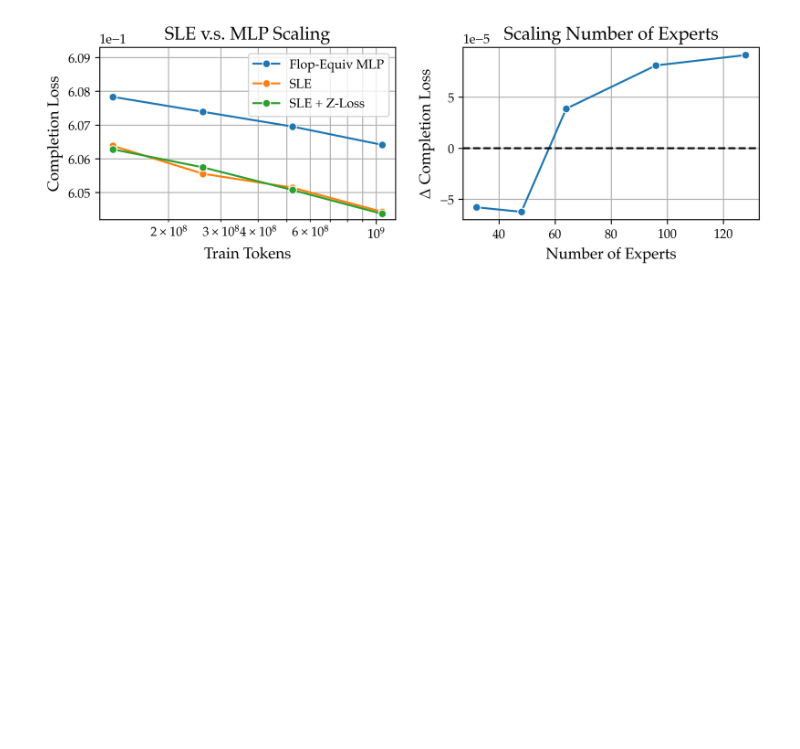
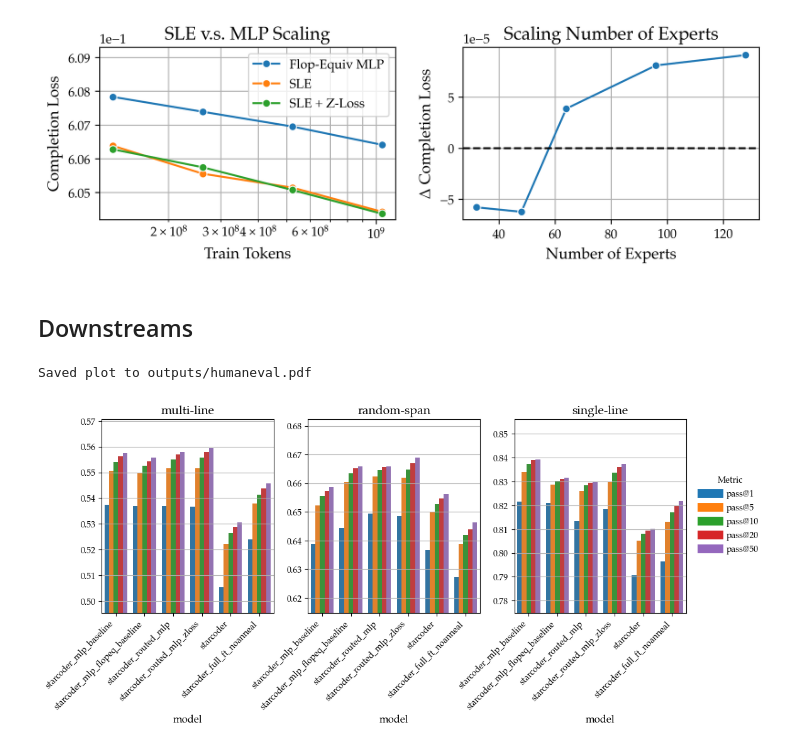
Before and after one commit to Aphoh/levanter, a Jupyter notebook: figures/paper_figures.ipynb, the cells around one changed output. Cells and saved outputs as stored; diff of their text form; code cells hidden in the pictures; blank space fills up the shorter version.

Commit message:
Humaneval figures

```diff
--- a/figures/paper_figures.ipynb
+++ b/figures/paper_figures.ipynb
@@ -410,3 +424,71 @@ plt.tight_layout()
 plt.savefig("output/combined_scaling_plots.pdf", format="pdf", bbox_inches="tight")
 # %% [output]
 [figure]
+# %% [markdown]
+## Downstreams
+# %%
+# HumanEval
+
+import pandas as pd
+import matplotlib.pyplot as plt
+import seaborn as sns
+
+# Load results from CSV
+df = pd.read_csv("humaneval_results.csv")
+
+# Prepare data for seaborn
+prefixes = sorted(set(col.split(":")[0] for col in df.columns if col != "model"))
+plot_data = []
+
+for prefix in prefixes:
+    cols = [col for col in df.columns if col.startswith(prefix)]
+    for model in df['model']:
+        for col in cols:
+            plot_data.append({
+                'model': model,
+                'prefix': prefix,
+                'metric': col.split(":")[1],
+                'value': df.loc[df['model'] == model, col].values[0]
+            })
+
+plot_df = pd.DataFrame(plot_data)
+
+# Plotting with seaborn
+fig, axes = plt.subplots(1, len(prefixes), figsize=(12, 4), sharey=False)
+
+colors = plt.cm.tab10.colors
+color_map = {metric: colors[i % len(colors)] for i, metric in enumerate(plot_df['metric'].unique())}
+
+for ax, prefix in zip(axes, prefixes):
+    sns.barplot(
+        data=plot_df[plot_df['prefix'] == prefix],
+        x='model',
+        y='value',
+        hue='metric',
+        palette=color_map,
+        ax=ax
+    )
+    ax.set_title(prefix)
+    ax.set_xticklabels(ax.get_xticklabels(), rotation=45, ha="right")
+    min_y = plot_df[plot_df['prefix'] == prefix]['value'].min() * 0.98
+    max_y = plot_df[plot_df['prefix'] == prefix]['value'].max() * 1.02
+    ax.set_ylim(bottom=min_y, top=max_y)
+    ax.legend_.remove()
+    ax.set_ylabel(None)
+
+# Save to PDF
+fig.legend(
+    handles=[plt.Line2D([0], [0], color=color_map[m], lw=10) for m in color_map],
+    labels=list(color_map.keys()),
+    title="Metric",
+    loc="center left",
+    bbox_to_anchor=(0.91, 0.5),
+    frameon=False
+)
+#plt.tight_layout(rect=[0, 0, 0.83, 1])
+plt.savefig("outputs/humaneval.pdf")
+#plt.bclose()
+print("Saved plot to outputs/humaneval.pdf")
+# %% [output]
+Saved plot to outputs/humaneval.pdf
+[figure, added]
```
Also changed, not shown: parts of 6 cells of this notebook, 1 other file.
